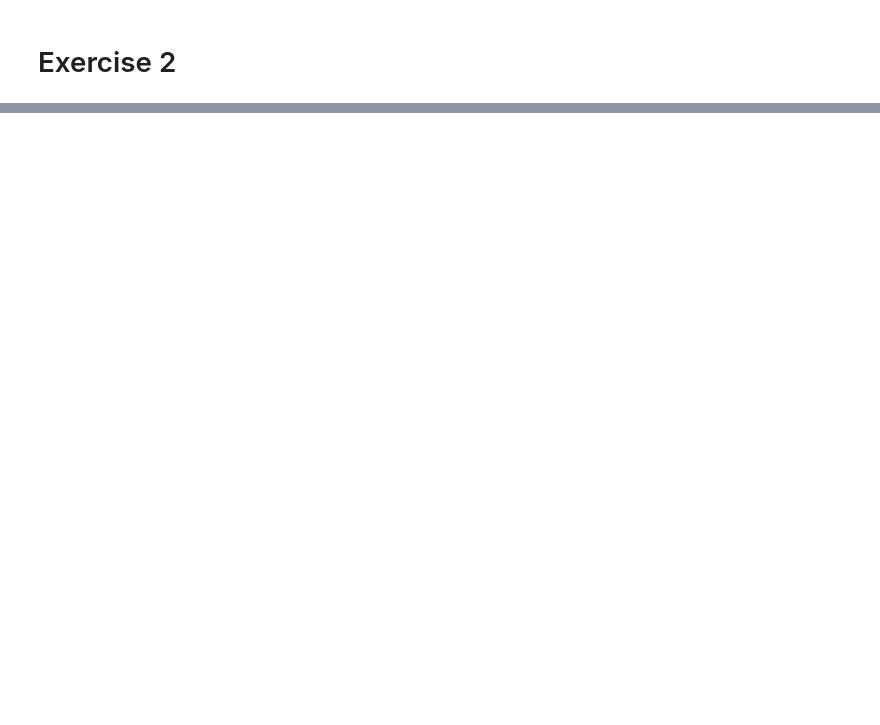
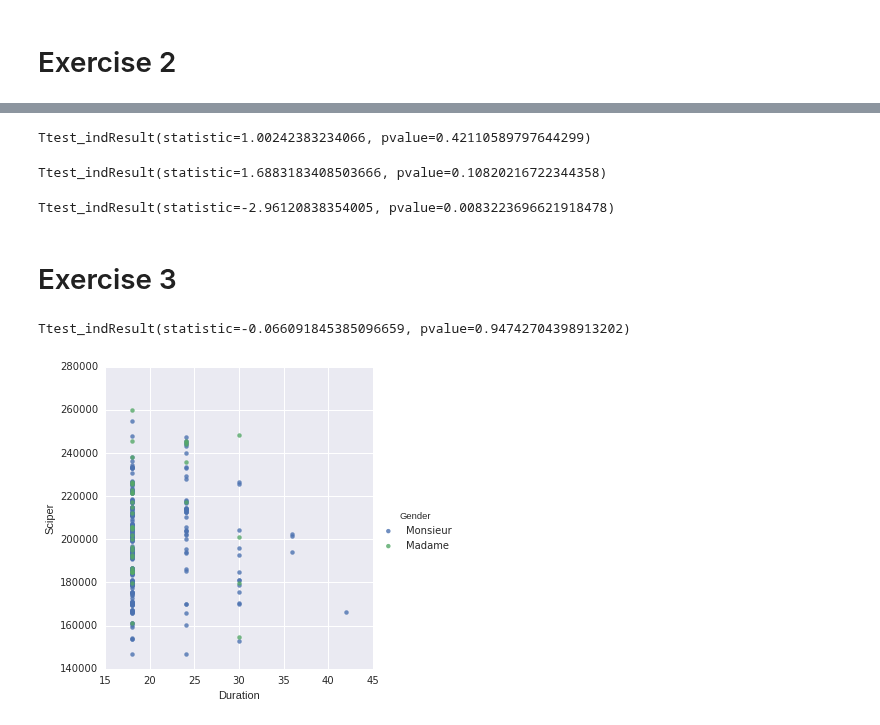
Before and after one commit to meryemmhamdi1/Gokcen_Meryem_Riyadh_ADA, a Jupyter notebook: 02 - Data from the Web/DataFromTheWeb.ipynb, the cells around one changed output, grey strips where cells are left out. Saved outputs shown, nothing was run; the diff lists cells and outputs as text; code cells hidden in the pictures; blank space fills up the shorter version.

Commit message:
Exercise 2 and 3

```diff
--- a/02 - Data from the Web/DataFromTheWeb.ipynb
+++ b/02 - Data from the Web/DataFromTheWeb.ipynb
@@ -383,24 +367,0 @@ masterDataFrame
-# %%
-def start(masterDataFrame):
-    year = masterDataFrame.loc[masterDataFrame[u'No Sciper']==sciper].loc[masterDataFrame[u'Semester']=='Master semestre 1'][u'Year']
-    if year.any():
-        year = int(year.iloc[0])
-    else:
-        year = 'NaN'
-    return year
-
-def end(masterDataFrame):
-    year = masterDataFrame.loc[masterDataFrame[u'No Sciper']==sciper].loc[masterDataFrame[u'Semester']=='Master semestre 2'][u'Year']
-    if year.any():
-        year = int(year.iloc[-1])
-    else:
-        year = 'NaN'
-    return year
-
-def duration(start,end):
-    if start != 'NaN' and end != 'NaN':
-        return (int(end)-int(start)+1)*12
-    else:
-        return 'NaN'
-
-df = [[sciper,start(masterDataFrame),end(masterDataFrame),duration(start(masterDataFrame),end(masterDataFrame))] for sciper in bigDataFrame[u'No Sciper'].unique()]
@@ -406,0 +423,9 @@ df = [[sciper,start(masterDataFrame),end(masterDataFrame),duration(start(masterD
+# %%
+masterStudents = pd.DataFrame(df)
+masterStudents.columns = ['Gender',u'Nom Prénom','Sciper','Start','End','Duration','Specialization']
+masterStudents['Duration']=masterStudents['Duration'].astype(int)
+masterStudents
+masterStudents.sort_values(by=u'Sciper',ascending=1)
+# Remove entries where duration strictly less than 18 months since a student needs at least 18 months to finish studies
+masterStudents = masterStudents[masterStudents['Duration']>= 18]
+masterStudents['Duration'].describe(include ='all')
@@ -406,0 +496,40 @@ df = [[sciper,start(masterDataFrame),end(masterDataFrame),duration(start(masterD
+# %%
+stats.ttest_ind(a = ServiceScience,b = masterStudentsDurations,
+                equal_var=False)   # Assume samples have equal variance?
+# %% [output]
+Ttest_indResult(statistic=1.00242383234066, pvalue=0.42110589797644299)
+# %%
+stats.ttest_ind(a = SignalsImagesInterfaces,b = masterStudentsDurations,
+                equal_var=False)   # Assume samples have equal variance?
+# %% [output]
+Ttest_indResult(statistic=1.6883183408503666, pvalue=0.10820216722344358)
+# %%
+stats.ttest_ind(a = SoftwareSystems,b = masterStudentsDurations,
+                equal_var=False)   # Assume samples have equal variance?
+# %% [output]
+Ttest_indResult(statistic=-2.96120838354005, pvalue=0.0083223696621918478)
+# %% [markdown]
+# Exercise 3
+# %%
+# Gender Based Analysis
+import scipy.stats as stats
+masterStudents.groupby('Gender')['Duration'].describe(include='all')
+masterFemales = masterStudents[masterStudents['Gender']=='Madame']['Duration']
+masterMales = masterStudents[masterStudents['Gender']=='Monsieur']['Duration']
+stats.ttest_ind(a = masterFemales,b = masterMales,
+                equal_var=False)   # Assume samples have equal variance?
+# %% [output]
+Ttest_indResult(statistic=-0.066091845385096659, pvalue=0.94742704398913202)
+# %%
+# ScatterPlot
+%matplotlib inline
+import matplotlib.pylab as plt
+import seaborn as sns
+
+gender = ['Madame', 'Monsieur']
+colors = {'Madame':'red','Monsieur':'blue'}
+#plt.scatter(masterStudents.Duration, masterStudents.Sciper, c = masterStudents['Gender'].apply(lambda x: colors[x]))
+sns.lmplot('Duration', 'Sciper', data=masterStudents, hue='Gender', fit_reg=False)
+plt.show()
+# %% [output]
+[figure, added]
```
Also changed, not shown: parts of 19 cells of this notebook.
